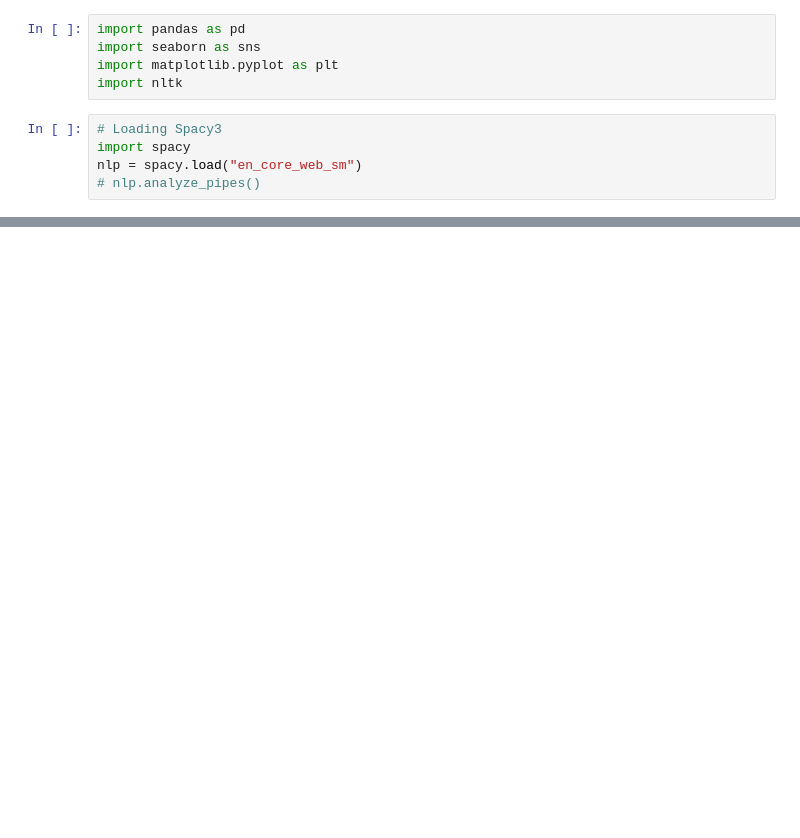
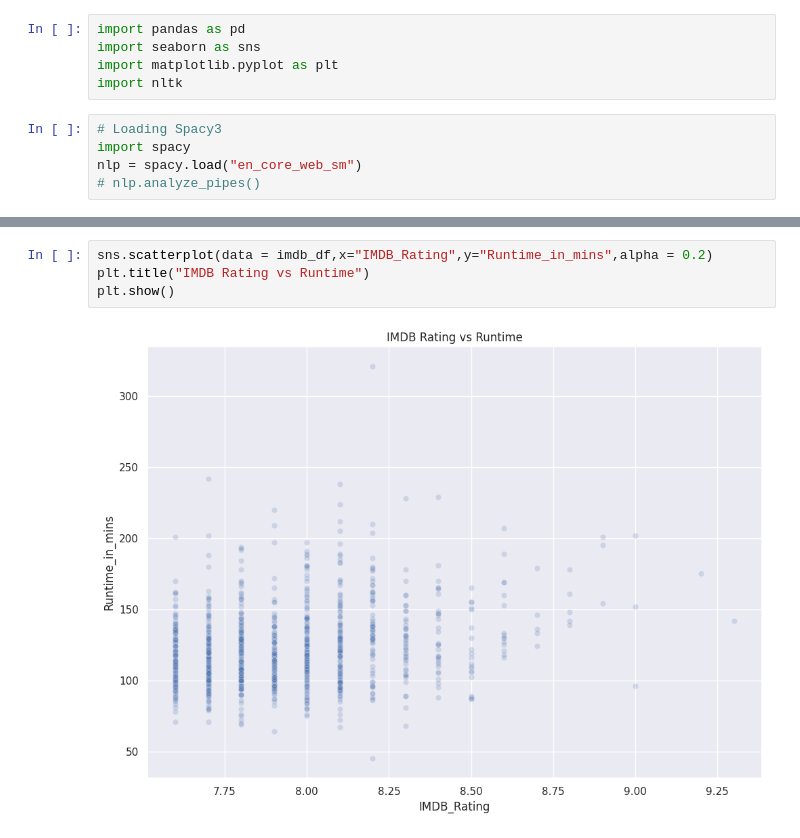
Before and after one commit to kuralamuthan300/bankruptcy_prediction, a Jupyter notebook: spacy3-text-analysis-recommender-system.ipynb, the cells around one changed output, grey strips where cells are left out. Saved outputs shown, nothing was run; the diff lists cells and outputs as text; blank space fills up the shorter version.

```diff
--- a/spacy3-text-analysis-recommender-system.ipynb
+++ b/spacy3-text-analysis-recommender-system.ipynb
@@ -102,0 +174,6 @@ imdb_df = basic_preprocessing(imdb_df)
+# %%
+sns.scatterplot(data = imdb_df,x="IMDB_Rating",y="Runtime_in_mins",alpha = 0.2)
+plt.title("IMDB Rating vs Runtime")
+plt.show()
+# %% [output]
+[figure, added]
```
Also changed, not shown: parts of 21 cells of this notebook.
